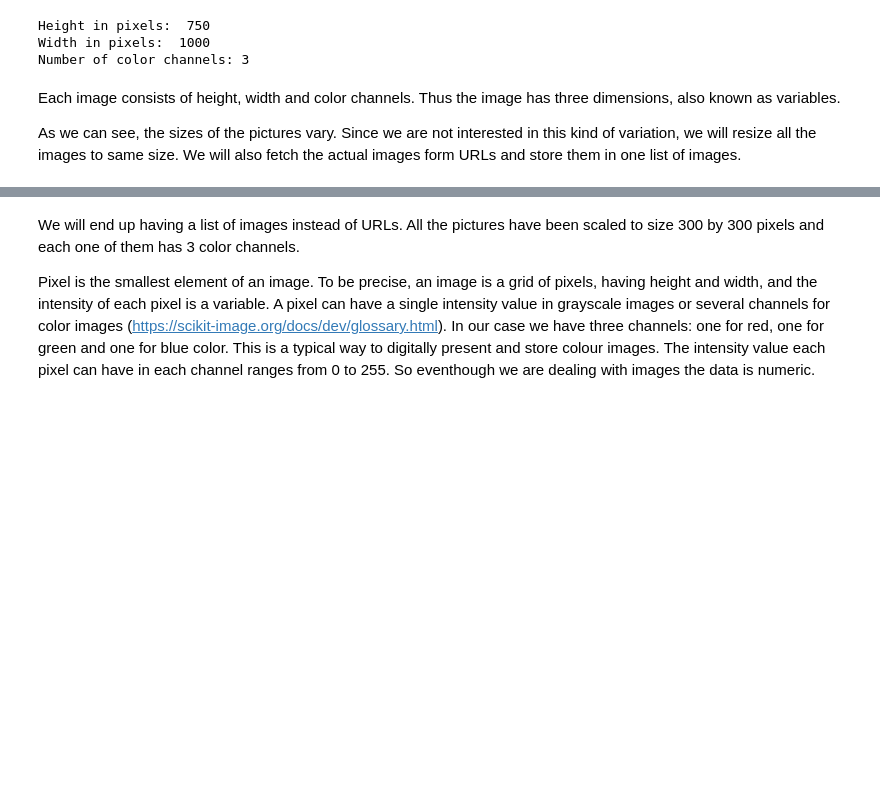
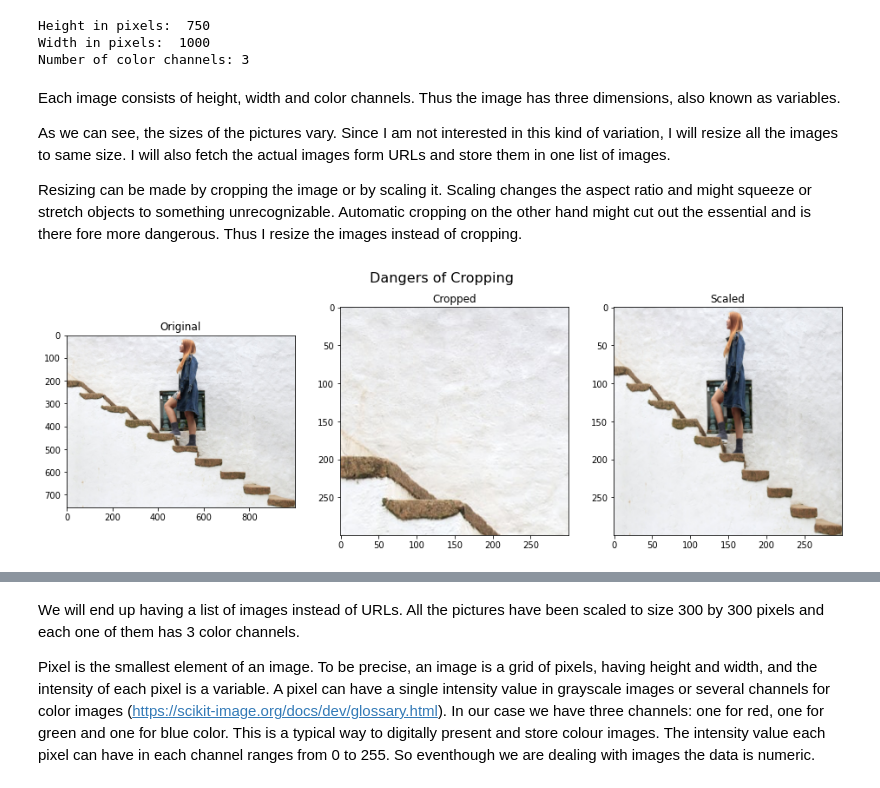
Before and after one commit to HannaKi/Image_classification_with_machine_learning_models, a Jupyter notebook: Image_classification.ipynb, the cells around one changed output, grey strips where cells are left out. Saved outputs shown, nothing was run; the diff lists cells and outputs as text; code cells hidden in the pictures; blank space fills up the shorter version.

```diff
--- a/Image_classification.ipynb
+++ b/Image_classification.ipynb
@@ -131,5 +114,7 @@ Number of color channels: 3
 # %% [markdown]
 Each image consists of height, width and color channels. Thus the image has three dimensions, also known as variables.
 
-As we can see, the sizes of the pictures vary. Since we are not interested in this kind of variation, we will resize all the images to same size. We will also fetch the actual images form URLs and store them in one list of images.
+As we can see, the sizes of the pictures vary. Since I am not interested in this kind of variation, I will resize all the images to same size. I will also fetch the actual images form URLs and store them in one list of images.
+
+Resizing can be made by cropping the image or by scaling it. Scaling changes the aspect ratio and might squeeze or stretch objects to something unrecognizable. Automatic cropping on the other hand might cut out the essential and is there fore more dangerous. Thus I resize the images instead of cropping.
 # %%
@@ -146,0 +132,20 @@ images = np.array(images)
+# %%
+# To crop or to scale down?
+
+image = sk.io.imread(stair_urls[8]) # sample image
+image_cropped = image[0:300, 0:300]
+image_scaled = img_as_ubyte(resize(image, (300, 300, 3)))
+
+fig, axes = plt.subplots(1,3, figsize=(16,5))
+fig.suptitle("Dangers of Cropping", fontsize=16)
+
+axes[0].imshow(image)
+axes[0].set_title("Original")
+
+axes[1].imshow(image_cropped)
+axes[1].set_title("Cropped")
+
+axes[2].imshow(image_scaled)
+axes[2].set_title("Scaled");
+# %% [output]
+[figure, added]
```
Also changed, not shown: parts of 15 cells of this notebook.
